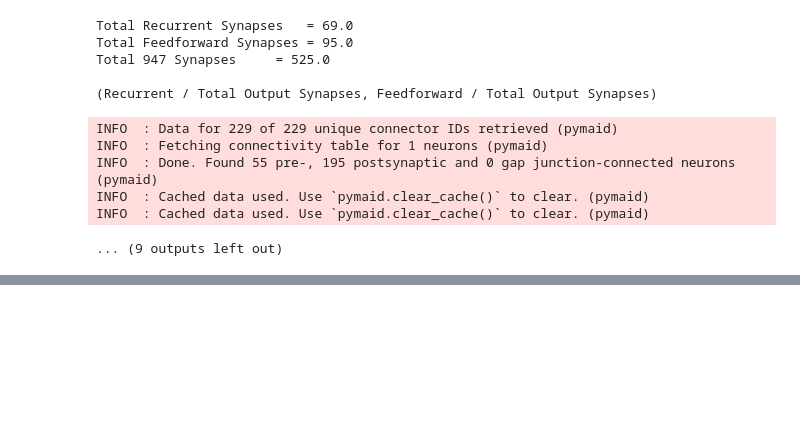
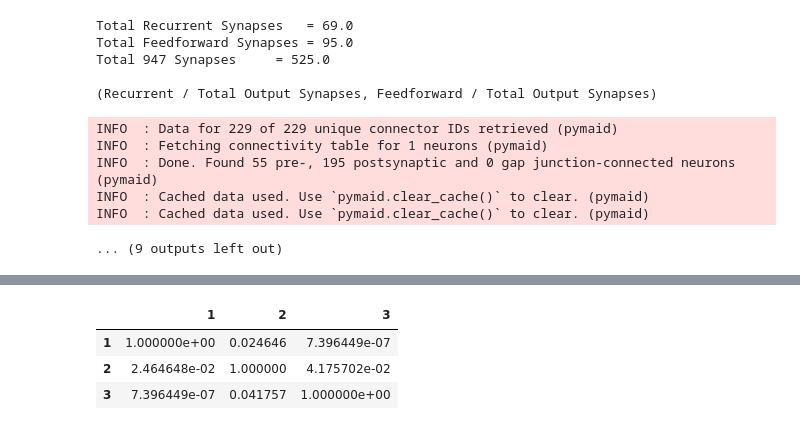
Before and after one commit to htem/aedes_public, a Jupyter notebook: synapse_proportion.ipynb, the cells around one changed output, grey strips where cells are left out. Saved outputs shown, nothing was run; the diff lists cells and outputs as text; code cells hidden in the pictures; blank space fills up the shorter version.

```diff
--- a/synapse_proportion.ipynb
+++ b/synapse_proportion.ipynb
@@ -347,3 +364,10 @@ KruskalResult(statistic=26.43387096774194, pvalue=1.819524265056062e-06)
+# %%
+sp.posthoc_dunn([md1_feedforward, md2_feedforward, md3_feedforward], p_adjust = 'bonferroni')
+# %% [output]
+|  | 1 | 2 | 3 |
+| 1 | 1.000000e+00 | 0.024646 | 7.396449e-07 |
+| 2 | 2.464648e-02 | 1.000000 | 4.175702e-02 |
+| 3 | 7.396449e-07 | 0.041757 | 1.000000e+00 |
 # %%
 #recurrent statistics
 kruskalr=stats.kruskal(md1_recurrent, md2_recurrent, md3_recurrent)
```
Also changed, not shown: parts of 10 cells of this notebook.
